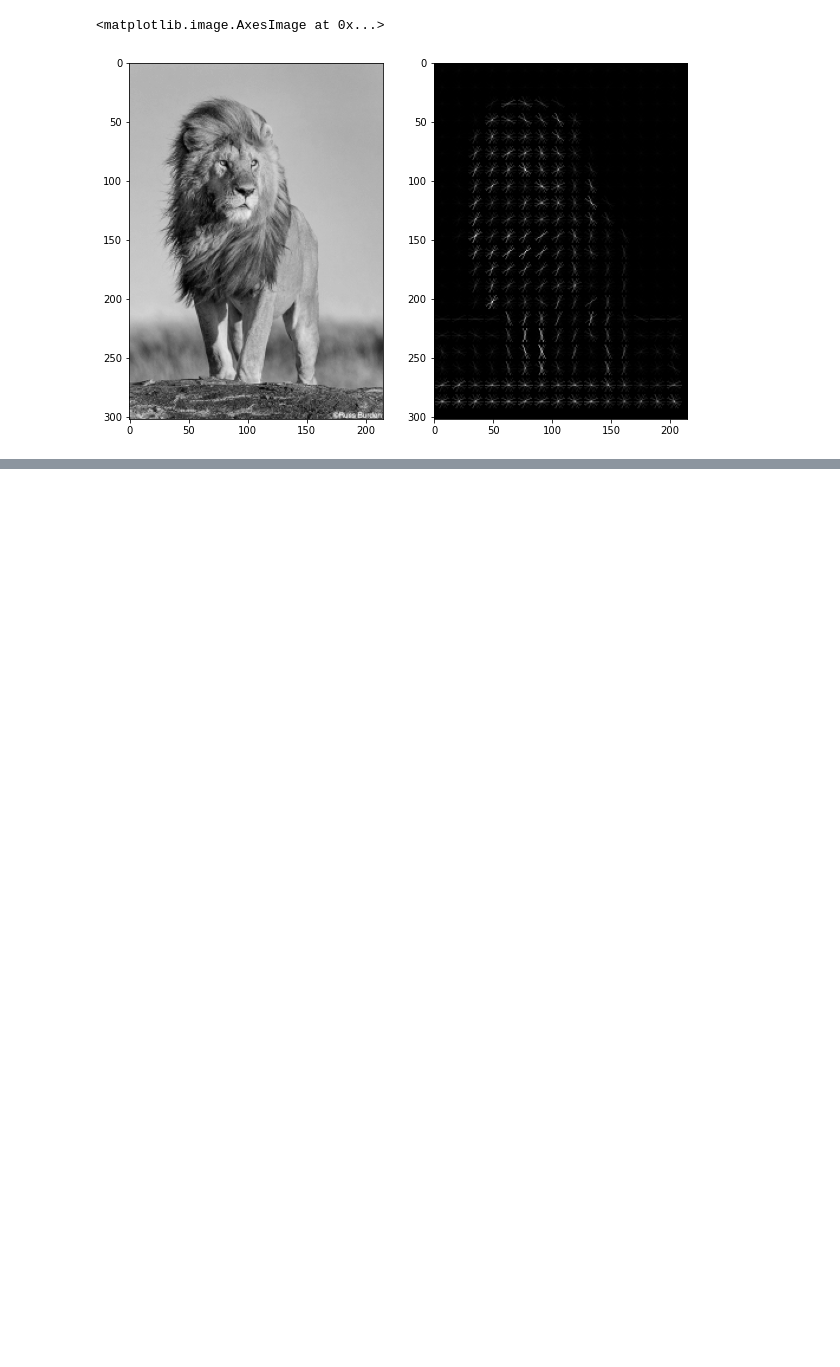
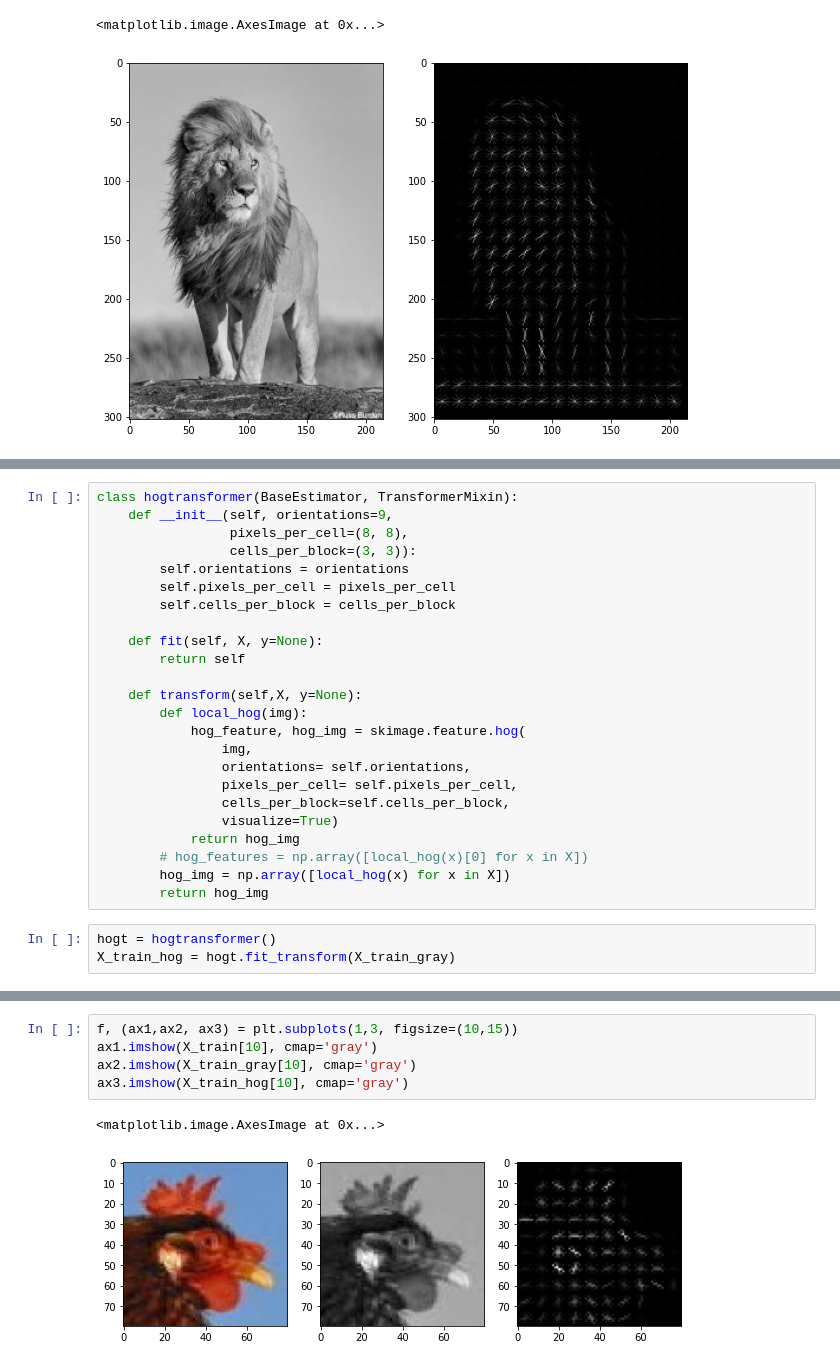
Before and after one commit to KishanBillava/DeployCV_FlaskApp, a Jupyter notebook: MachineLearning.ipynb, the cells around one changed output, grey strips where cells are left out. Saved outputs shown, nothing was run; the diff lists cells and outputs as text; blank space fills up the shorter version.

```diff
--- a/MachineLearning.ipynb
+++ b/MachineLearning.ipynb
@@ -77,0 +103,27 @@ ax2.imshow(hog_img, cmap='gray')
+# %%
+class hogtransformer(BaseEstimator, TransformerMixin):
+    def __init__(self, orientations=9,
+                 pixels_per_cell=(8, 8),
+                 cells_per_block=(3, 3)):
+        self.orientations = orientations
+        self.pixels_per_cell = pixels_per_cell
+        self.cells_per_block = cells_per_block
+
+    def fit(self, X, y=None):
+        return self
+
+    def transform(self,X, y=None):
+        def local_hog(img):
+            hog_feature, hog_img = skimage.feature.hog(
+                img,
+                orientations= self.orientations,
+                pixels_per_cell= self.pixels_per_cell,
+                cells_per_block=self.cells_per_block,
+                visualize=True)
+            return hog_img
+        # hog_features = np.array([local_hog(x)[0] for x in X])
+        hog_img = np.array([local_hog(x) for x in X])
+        return hog_img
+# %%
+hogt = hogtransformer()
+X_train_hog = hogt.fit_transform(X_train_gray)
@@ -77,0 +134,8 @@ ax2.imshow(hog_img, cmap='gray')
+# %%
+f, (ax1,ax2, ax3) = plt.subplots(1,3, figsize=(10,15))
+ax1.imshow(X_train[10], cmap='gray')
+ax2.imshow(X_train_gray[10], cmap='gray')
+ax3.imshow(X_train_hog[10], cmap='gray')
+# %% [output]
+<matplotlib.image.AxesImage at 0x...>
+[figure, added]
```
Also changed, not shown: parts of 13 cells of this notebook.
